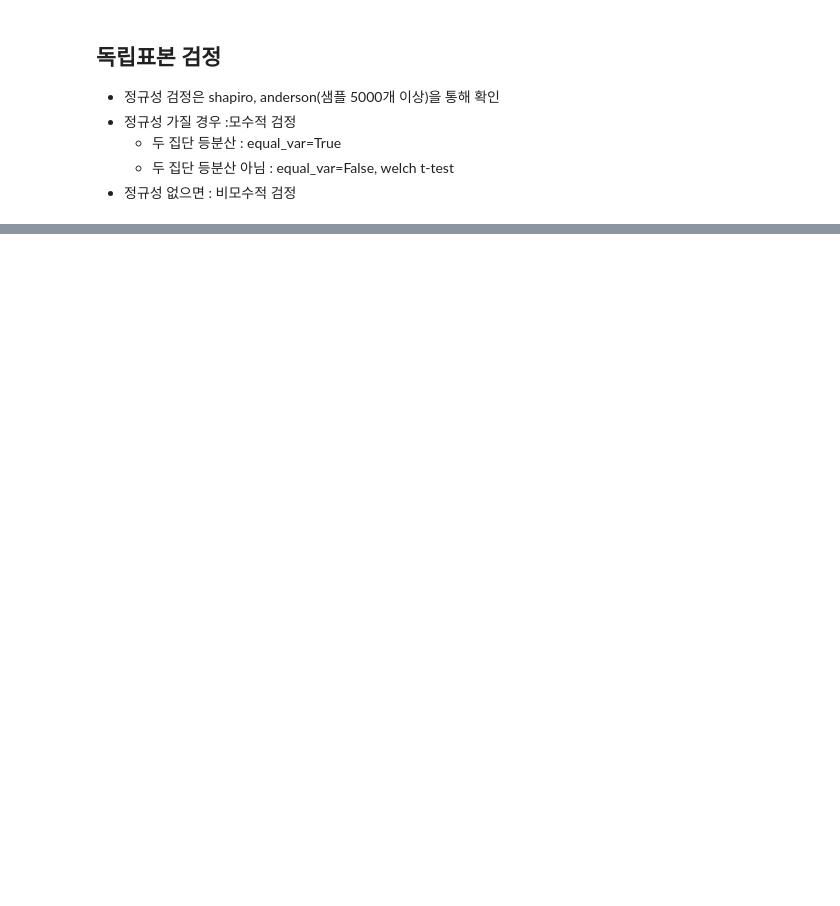
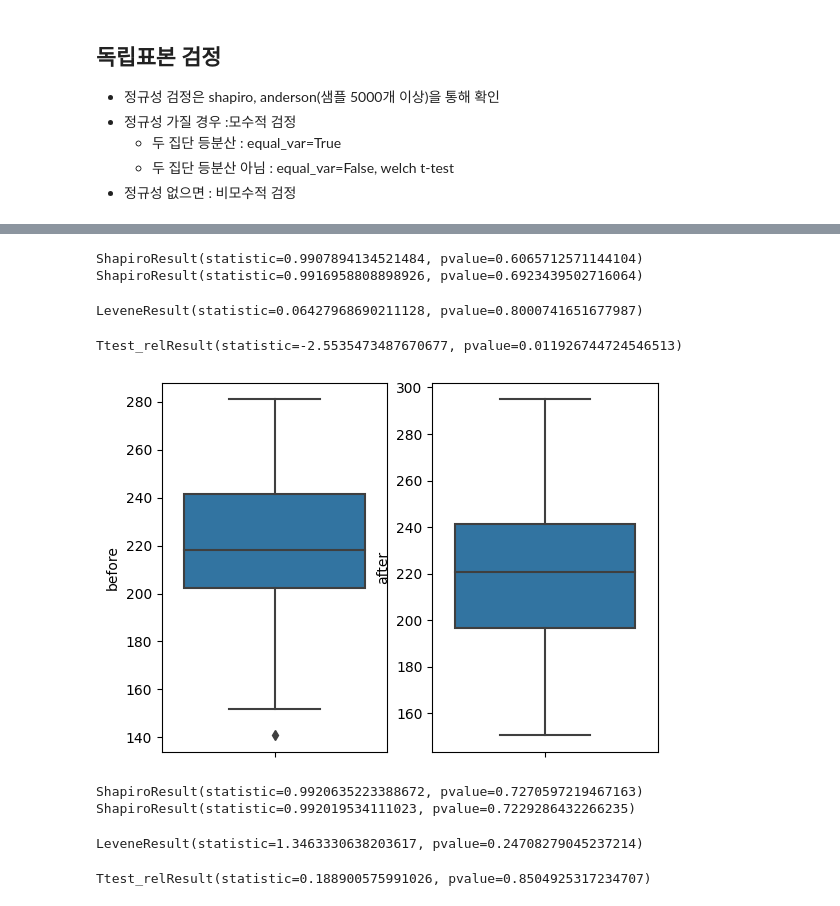
Before and after one commit to klee30810/ADP-study, a Jupyter notebook: stats/scipy-tutorial.ipynb, the cells around one changed output, grey strips where cells are left out. Cells and saved outputs as stored; diff of their text form; code cells hidden in the pictures; blank space fills up the shorter version.

Commit message:
scipy tutorial update

```diff
--- a/stats/scipy-tutorial.ipynb
+++ b/stats/scipy-tutorial.ipynb
@@ -115,0 +332,48 @@ print(stats.shapiro(df2))
+# %%
+before = df['before']
+after = df['after']
+
+print(stats.shapiro(before))
+print(stats.shapiro(after))
+# 정규성 가짐
+# %% [output]
+ShapiroResult(statistic=0.9907894134521484, pvalue=0.6065712571144104)
+ShapiroResult(statistic=0.9916958808898926, pvalue=0.6923439502716064)
+# %%
+stats.levene(before, after)
+# 등분산성 가짐
+# %% [output]
+LeveneResult(statistic=0.06427968690211128, pvalue=0.8000741651677987)
+# %%
+stats.ttest_rel(before, after)
+# 평균은 다르다
+# %% [output]
+Ttest_relResult(statistic=-2.5535473487670677, pvalue=0.011926744724546513)
+# %%
+df = pd.read_csv('https://raw.githubusercontent.com/Datamanim/datarepo/main/scipy/rel3.csv')
+
+fig, ax = plt.subplots(nrows=1, ncols=2)
+sns.boxplot(y=df['before'], ax=ax[0]);
+sns.boxplot(y=df['after'], ax=ax[1]);
+# %% [output]
+[figure, added]
+# %%
+before = df['before']
+after = df['after']
+
+print(stats.shapiro(before))
+print(stats.shapiro(after))
+# 정규성 가짐
+# %% [output]
+ShapiroResult(statistic=0.9920635223388672, pvalue=0.7270597219467163)
+ShapiroResult(statistic=0.992019534111023, pvalue=0.7229286432266235)
+# %%
+stats.levene(before, after)
+# 등분산
+# %% [output]
+LeveneResult(statistic=1.3463330638203617, pvalue=0.24708279045237214)
+# %%
+stats.ttest_rel(before, after)
+# 평균은 같다
+# %% [output]
+Ttest_relResult(statistic=0.188900575991026, pvalue=0.8504925317234707)
```
Also changed, not shown: parts of 56 cells of this notebook.
